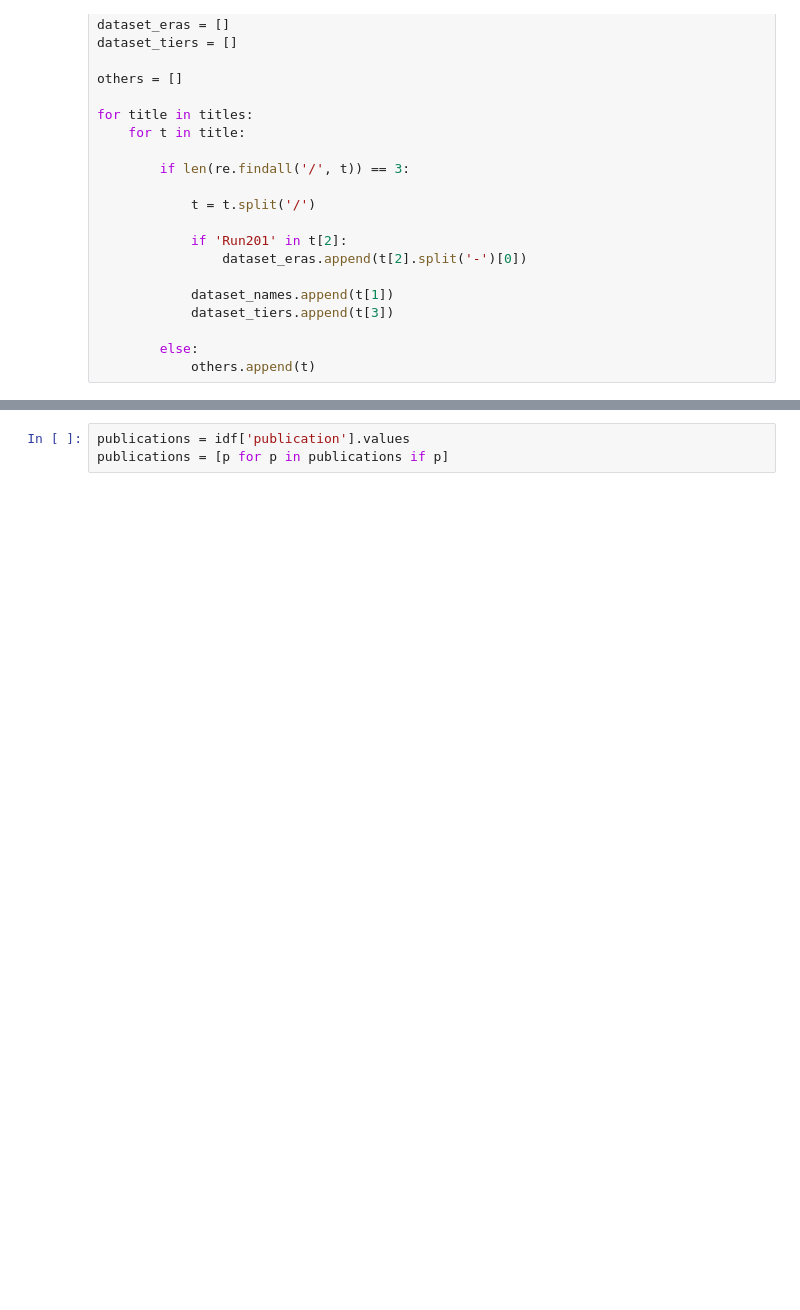
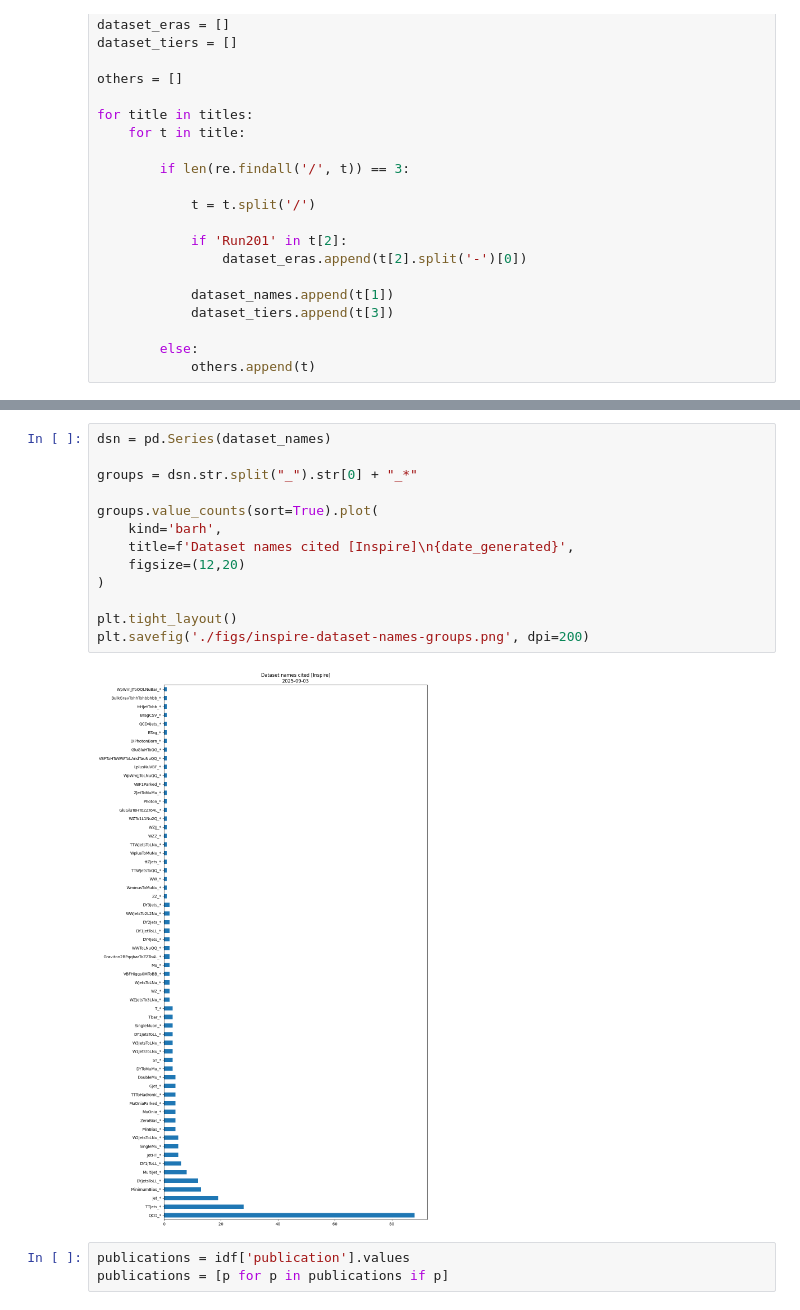
Before and after one commit to cms-dpoa/data-usage, a Jupyter notebook: publications.ipynb, the cells around one changed output, grey strips where cells are left out. Drawn from its saved outputs; the diff is of its cells as text; blank space fills up the shorter version.

```diff
--- a/publications.ipynb
+++ b/publications.ipynb
@@ -468,3 +469,18 @@ plt.savefig('./figs/inspire-dataset-names.png', dpi=200)
+# %%
+dsn = pd.Series(dataset_names)
+
+groups = dsn.str.split("_").str[0] + "_*"
+
+groups.value_counts(sort=True).plot(
+    kind='barh',
+    title=f'Dataset names cited [Inspire]\n{date_generated}',
+    figsize=(12,20)
+)
+
+plt.tight_layout()
+plt.savefig('./figs/inspire-dataset-names-groups.png', dpi=200)
+# %% [output]
+[figure, added]
 # %%
 publications = idf['publication'].values
 publications = [p for p in publications if p]
```
Also changed, not shown: parts of 24 cells of this notebook, 19 other files.
